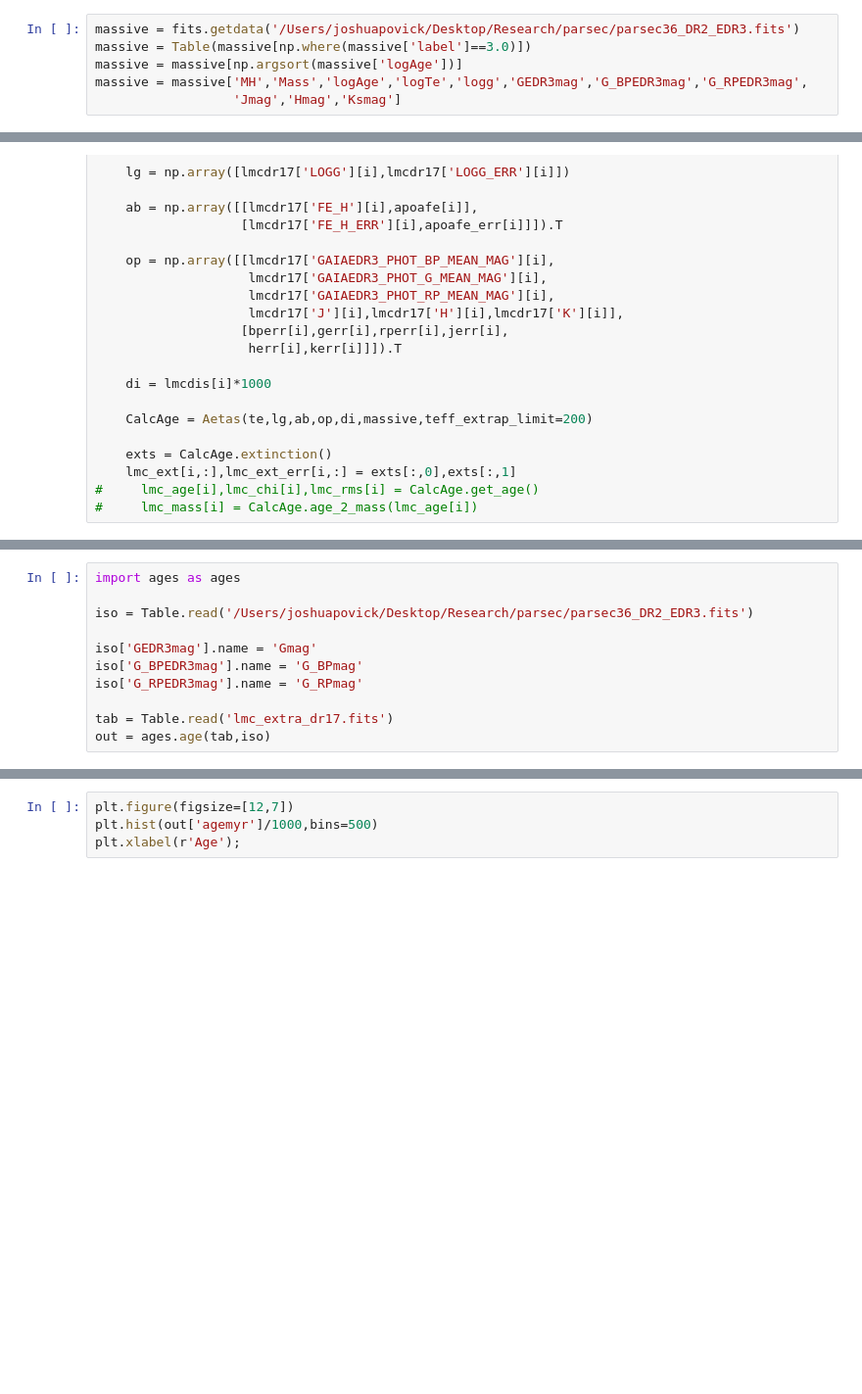
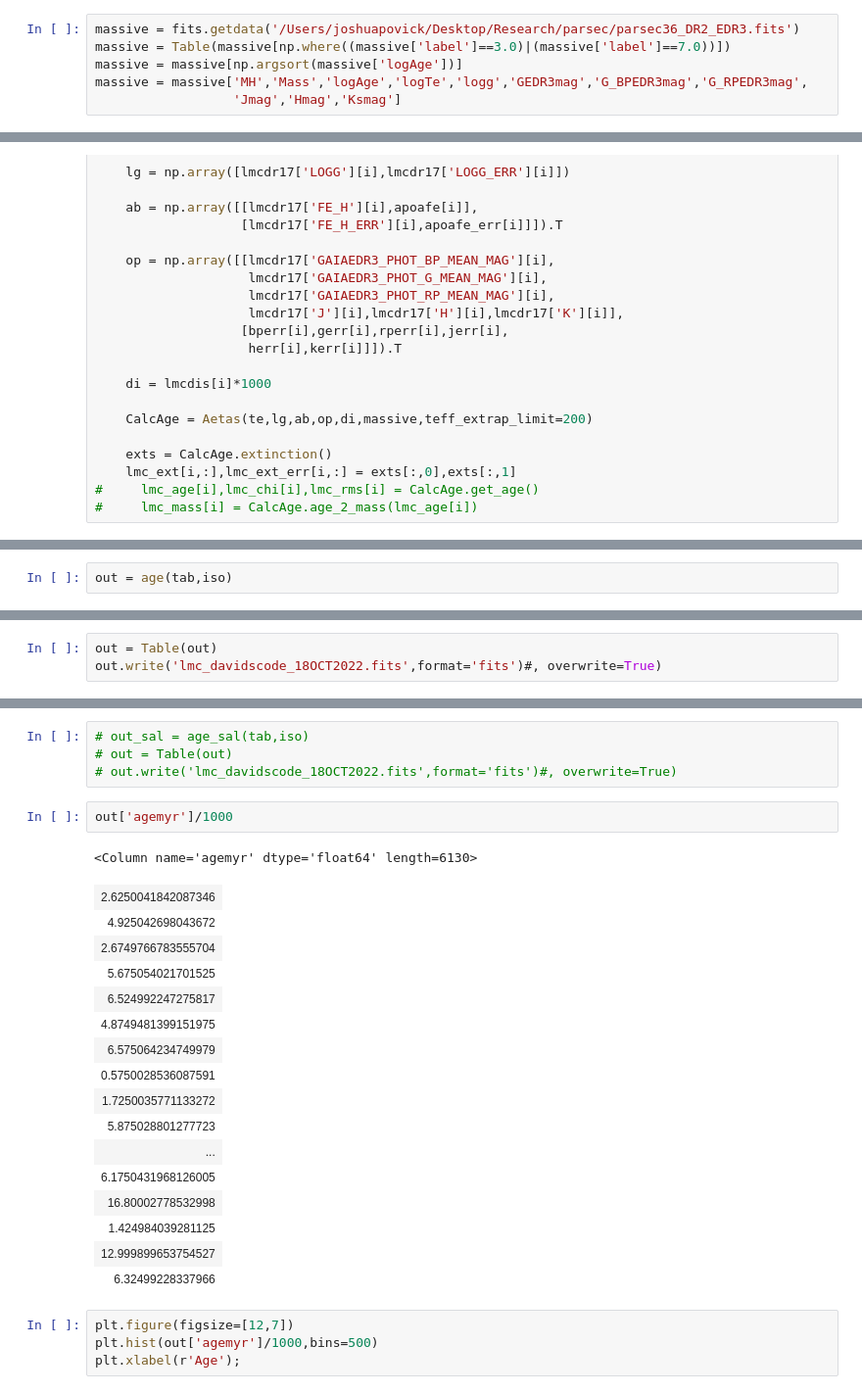
Before and after one commit to JoshuaPovick/Age_Fitting, a Jupyter notebook: notebooks/DavidsAgeCode.ipynb, the cells around one changed output, grey strips where cells are left out. Shown at 98% size. Cells and saved outputs as stored; diff of their text form; blank space fills up the shorter version.

```diff
--- a/notebooks/DavidsAgeCode.ipynb
+++ b/notebooks/DavidsAgeCode.ipynb
@@ -1131,7 +1036,7 @@ def elliptical_radius(x,y):
 # PARSEC
 # %%
 massive = fits.getdata('/Users/joshuapovick/Desktop/Research/parsec/parsec36_DR2_EDR3.fits')
-massive = Table(massive[np.where(massive['label']==3.0)])
+massive = Table(massive[np.where((massive['label']==3.0)|(massive['label']==7.0))])
 massive = massive[np.argsort(massive['logAge'])]
 massive = massive['MH','Mass','logAge','logTe','logg','GEDR3mag','G_BPEDR3mag','G_RPEDR3mag',
                   'Jmag','Hmag','Ksmag']
@@ -1386,0 +1412,2 @@ for i in tqdm(range(len(lmcdr17))):
+# %%
+out = age(tab,iso)
@@ -1387 +1466,4 @@ for i in tqdm(range(len(lmcdr17))):
+# %%
+out = Table(out)
+out.write('lmc_davidscode_18OCT2022.fits',format='fits')#, overwrite=True)
 # %%
@@ -1391,11 +1472,0 @@ NameError: name 'iso' is not defined
-# %%
-import ages as ages
-
-iso = Table.read('/Users/joshuapovick/Desktop/Research/parsec/parsec36_DR2_EDR3.fits')
-
-iso['GEDR3mag'].name = 'Gmag'
-iso['G_BPEDR3mag'].name = 'G_BPmag'
-iso['G_RPEDR3mag'].name = 'G_RPmag'
-
-tab = Table.read('lmc_extra_dr17.fits')
-out = ages.age(tab,iso)
@@ -1402,3 +1575,27 @@ out = ages.age(tab,iso)
+# %%
+# out_sal = age_sal(tab,iso)
+# out = Table(out)
+# out.write('lmc_davidscode_18OCT2022.fits',format='fits')#, overwrite=True)
+# %%
+out['agemyr']/1000
+# %% [output]
+<Column name='agemyr' dtype='float64' length=6130>
+| 2.6250041842087346 |
+| 4.925042698043672 |
+| 2.6749766783555704 |
+| 5.675054021701525 |
+| 6.524992247275817 |
+| 4.8749481399151975 |
+| 6.575064234749979 |
+| 0.5750028536087591 |
+| 1.7250035771133272 |
+| 5.875028801277723 |
+| ... |
+| 6.1750431968126005 |
+| 16.80002778532998 |
+| 1.424984039281125 |
+| 12.999899653754527 |
+| 6.32499228337966 |
 # %%
 plt.figure(figsize=[12,7])
 plt.hist(out['agemyr']/1000,bins=500)
```
Also changed, not shown: parts of 9 cells of this notebook, 2 other files.
